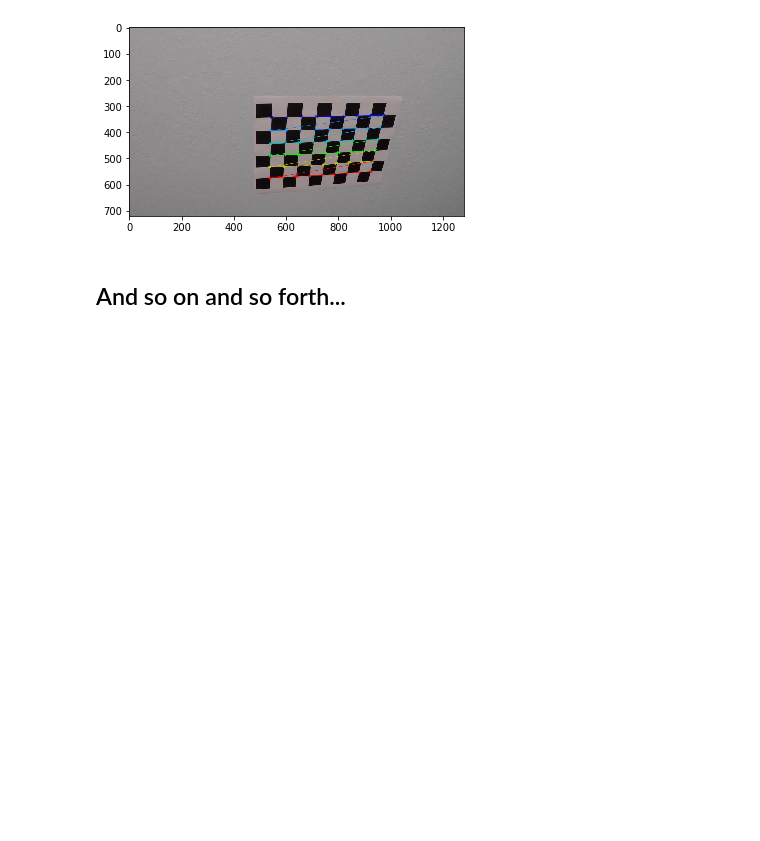
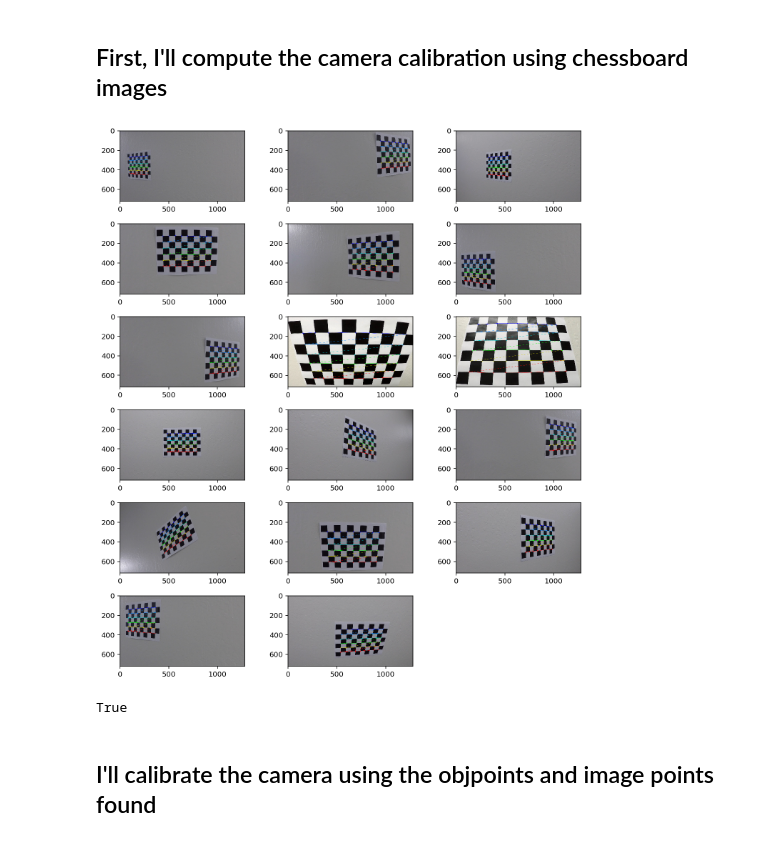
Before and after one commit to niktolis/SDCar-P4-AdvancedLaneLines, a Jupyter notebook: AdvancedLaneLines.ipynb, the cells around one changed output. Cells and saved outputs as stored; diff of their text form; code cells hidden in the pictures; blank space fills up the shorter version.

Commit message:
Up to undistort with image examples

```diff
--- a/AdvancedLaneLines.ipynb
+++ b/AdvancedLaneLines.ipynb
@@ -16,0 +25,2 @@ The goals / steps of this project are the following:
+# %%
+cal_img_path = './camera_cal/calibration*.jpg'
@@ -17,42 +81,47 @@ The goals / steps of this project are the following:
+# %% [markdown]
+## First, I'll compute the camera calibration using chessboard images
 # %%
-import numpy as np
-import cv2
-import glob
-import matplotlib.pyplot as plt
-%matplotlib qt
-%matplotlib inline
+def cal_getObjPointsImgPoints(cal_img_path, x=9, y=6):
 
-# prepare object points, like (0,0,0), (1,0,0), (2,0,0) ....,(6,5,0)
-objp = np.zeros((6*9,3), np.float32)
-objp[:,:2] = np.mgrid[0:9,0:6].T.reshape(-1,2)
+    # prepare object imgpoints
+    objp = np.zeros((x*y, 3), np.float32)
+    objp[:,:2] = np.mgrid[0:x, 0:y].T.reshape(-1, 2)
+    output_imgs = []
+    output_path = './output_images/calibration_output/'
 
-# Arrays to store object points and image points from all the images.
-objpoints = [] # 3d points in real world space
-imgpoints = [] # 2d points in image plane.
+    # Arrays to store object points and image image points
+    objpoints = [] # 3D points in real world space
+    imgpoints = [] # 2D points in image plane
 
-# Make a list of calibration images
-images = glob.glob('../camera_cal/calibration*.jpg')
+    # Make a list of calibration images
+    images = glob.glob(cal_img_path)
 
-# Step through the list and search for chessboard corners
-for fname in images:
-    img = cv2.imread(fname)
-    gray = cv2.cvtColor(img,cv2.COLOR_BGR2GRAY)
+    # Step through the list and search for chessboard corners
+    for fname in images:
 
-    # Find the chessboard corners
-    ret, corners = cv2.findChessboardCorners(gray, (9,6),None)
+        img = mpimg.imread(fname)
+        gray = cv2.cvtColor(img, cv2.COLOR_RGB2GRAY)
 
-    # If found, add object points, image points
-    if ret == True:
-        objpoints.append(objp)
-        imgpoints.append(corners)
+        # Find chessboard corners
+        ret, corners = cv2.findChessboardCorners(gray, (x, y), None)
 
-        # Draw and display the corners
-        img = cv2.drawChessboardCorners(img, (9,6), corners, ret)
-        plt.imshow(img)
-        #cv2.waitKey(500)
+        # If found, add object points and image points
+        if ret == True:
+            objpoints.append(objp)
+            imgpoints.append(corners)
+            # Draw and display the corners
+            img = cv2.drawChessboardCorners(img, (x, y), corners, ret)
+            output_imgs.append(img)
 
-#cv2.destroyAllWindows()
+    # Return ret and corners the object points and image points
+    return objpoints, imgpoints, output_imgs
-# %% [output]
-[figure, removed]
-# %% [markdown]
-## And so on and so forth...
+# %%
+objpoints, imgpoints, cal_output_imgs = cal_getObjPointsImgPoints(cal_img_path)
+display(cal_output_imgs)
+# Saving image for the report
+cv2.imwrite('output_images/calibration_output.jpg', cal_output_imgs[13])
+# %% [output]
+[figure, added]
+True
+# %% [markdown]
+## I'll calibrate the camera using the objpoints and image points found
```
Also changed, not shown: parts of 7 cells of this notebook, 2 other files.
